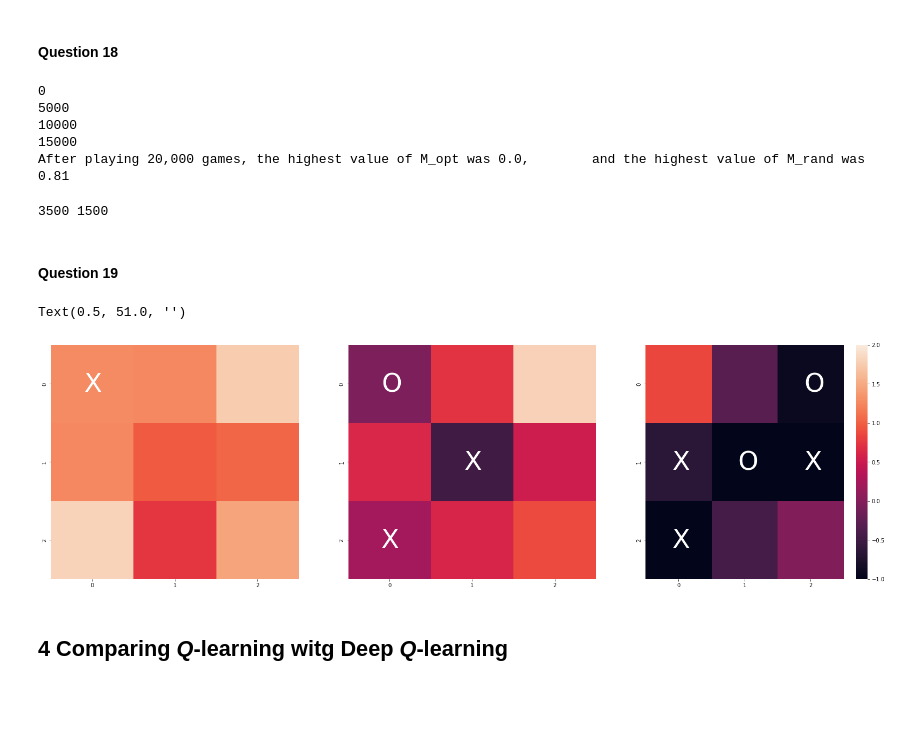
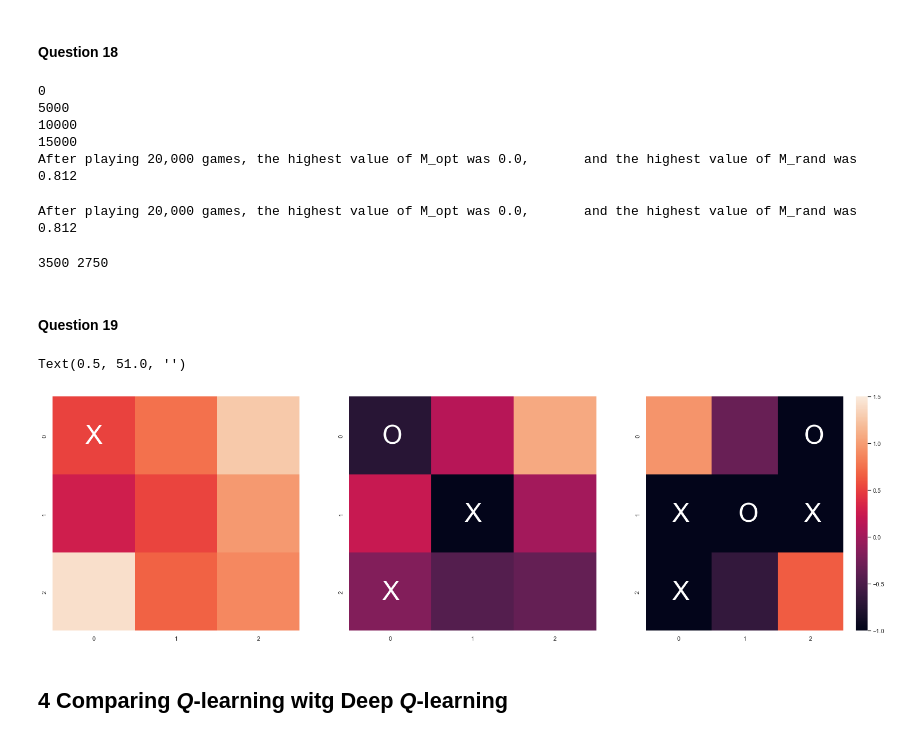
Before and after one commit to olavforland/ANN_Miniproject, a Jupyter notebook: tic_tac_toe.ipynb, the cells around one changed output. Drawn from its saved outputs; the diff is of its cells as text; code cells hidden in the pictures; blank space fills up the shorter version.

```diff
--- a/tic_tac_toe.ipynb
+++ b/tic_tac_toe.ipynb
@@ -1325,83 +1328,89 @@ policy_net = DQN().to(device)
 target_net = DQN().to(device)
 target_net.load_state_dict(policy_net.state_dict())
 target_net.eval()
+memory = ReplayMemory(10000)
 
 # Use Adam optimizer
 optimizer = optim.Adam(policy_net.parameters(), lr=5e-4)
 
 _, _, dec_m_opts, dec_m_rands = train_deep(
-20000, optimizer, policy_net, target_net,
-decrease_epsilon=True, dec_factor=10000, compute_tests=True, against_itself=True
+20000, optimizer, policy_net, target_net, memory=memory,
+decrease_epsilon=True, dec_factor=1, compute_tests=True, against_itself=True
 )
 
 print(f'After playing 20,000 games, the highest value of M_opt was {np.max(np.ravel(dec_m_opts)[1:])},\
-        and the highest value of M_rand was {np.max(np.ravel(dec_m_rands)[1:])}')
+       and the highest value of M_rand was {np.max(np.ravel(dec_m_rands)[1:])}')
 # %% [output]
 0
 5000
 10000
 15000
-After playing 20,000 games, the highest value of M_opt was 0.0,        and the highest value of M_rand was 0.81
+After playing 20,000 games, the highest value of M_opt was 0.0,       and the highest value of M_rand was 0.812
+# %%
+print(f'After playing 20,000 games, the highest value of M_opt was {np.max(np.ravel(dec_m_opts)[1:])},\
+       and the highest value of M_rand was {np.max(np.ravel(dec_m_rands)[1:])}')
+# %% [output]
+After playing 20,000 games, the highest value of M_opt was 0.0,       and the highest value of M_rand was 0.812
 # %%
 m_opt = dec_m_opts
 m_rand = dec_m_rands
 
 m_opt = np.asarray(m_opt[1:])
 m_rand = np.asarray(m_rand[1:])
-max_opt = np.max(np.ravel(m_opts)[1:])
+max_opt = np.max(np.ravel(m_opt)[1:])
 if max_opt==0:
     T_opt = (np.argmax(m_opt>-0.2)+1)*250
 else:
     eighty_opt = -(1 - (max_opt+1)*0.8)
     T_opt = (np.argmax(m_opt>eighty_opt)+1)*250
 
-max_rand = np.max(np.ravel(m_rands)[1:])
+max_rand = np.max(np.ravel(m_rand)[1:])
 eighty_rand = max_rand*0.8
 T_rand = (np.argmax(m_rand>eighty_rand)+1)*250
 
 
 print("T_opt: %d and T_rand: %d"%(T_opt, T_rand))
 # %% [output]
-3500 1500
+3500 2750
 # %% [markdown]
 #### Question 19
 # %%
 # Encoding the states we will check out (same as in Q10)
 S1 = TictactoeEnv()
-S1.step(0)#; S1.step(4)
+S1.step(0)
 S2 = TictactoeEnv()
 S2.step(4); S2.step(0); S2.step(6)
 S3 = TictactoeEnv()
 S3.step(3); S3.step(4); S3.step(5)
 S3.step(2); S3.step(6)
 
 board1 = grid2tensor(S1.grid)
 board2 = grid2tensor(S2.grid)
 board3 = grid2tensor(S3.grid)
 
 Q1 = policy_net(board1).detach().numpy().reshape((3, 3))
 Q2 = policy_net(board2).detach().numpy().reshape((3, 3))
 Q3 = policy_net(board3).detach().numpy().reshape((3, 3))
 
 f, (ax1, ax2, ax3) = plt.subplots(1,3, figsize=(28,8))
-g1 = sns.heatmap(Q1, cbar=False, ax=ax1, vmin=-1, vmax=2)
+g1 = sns.heatmap(Q1, cbar=False, ax=ax1, vmin=-1, vmax=1.5)
 ax1.text(0.4, 0.6, 'X', fontsize=48, color='white')
 g1.set_ylabel(''); g1.set_xlabel('')
-g2 = sns.heatmap(Q2, cbar=False,ax=ax2, vmin=-1, vmax=2)
+g2 = sns.heatmap(Q2, cbar=False,ax=ax2, vmin=-1, vmax=1.5)
 ax2.text(1.4, 1.6, 'X', fontsize=48, color='white')
 ax2.text(0.4, 0.6, 'O', fontsize=48, color='white')
 ax2.text(0.4, 2.6, 'X', fontsize=48, color='white')
 g2.set_ylabel(''); g2.set_xlabel('')
-g3 = sns.heatmap(Q3, annot=False, annot_kws={'fontsize':'xx-large'}, cbar=True, ax=ax3, vmin=-1, vmax=2)
+g3 = sns.heatmap(Q3, annot=False, annot_kws={'fontsize':'xx-large'}, cbar=True, ax=ax3, vmin=-1, vmax=1.5)
 ax3.text(2.4, 1.6, 'X', fontsize=48, color='white')
 ax3.text(0.4, 1.6, 'X', fontsize=48, color='white')
 ax3.text(0.4, 2.6, 'X', fontsize=48, color='white')
 ax3.text(1.4, 1.6, 'O', fontsize=48, color='white')
 ax3.text(2.4, 0.6, 'O', fontsize=48, color='white')
 g3.set_ylabel(''); g3.set_xlabel('')
 # %% [output]
 Text(0.5, 51.0, '')
-[figure, old version]
+[figure, new version]
 # %% [markdown]
 ## 4 Comparing *Q*-learning witg Deep *Q*-learning
 # %% [markdown]
```
Also changed, not shown: parts of 1 cell of this notebook.
